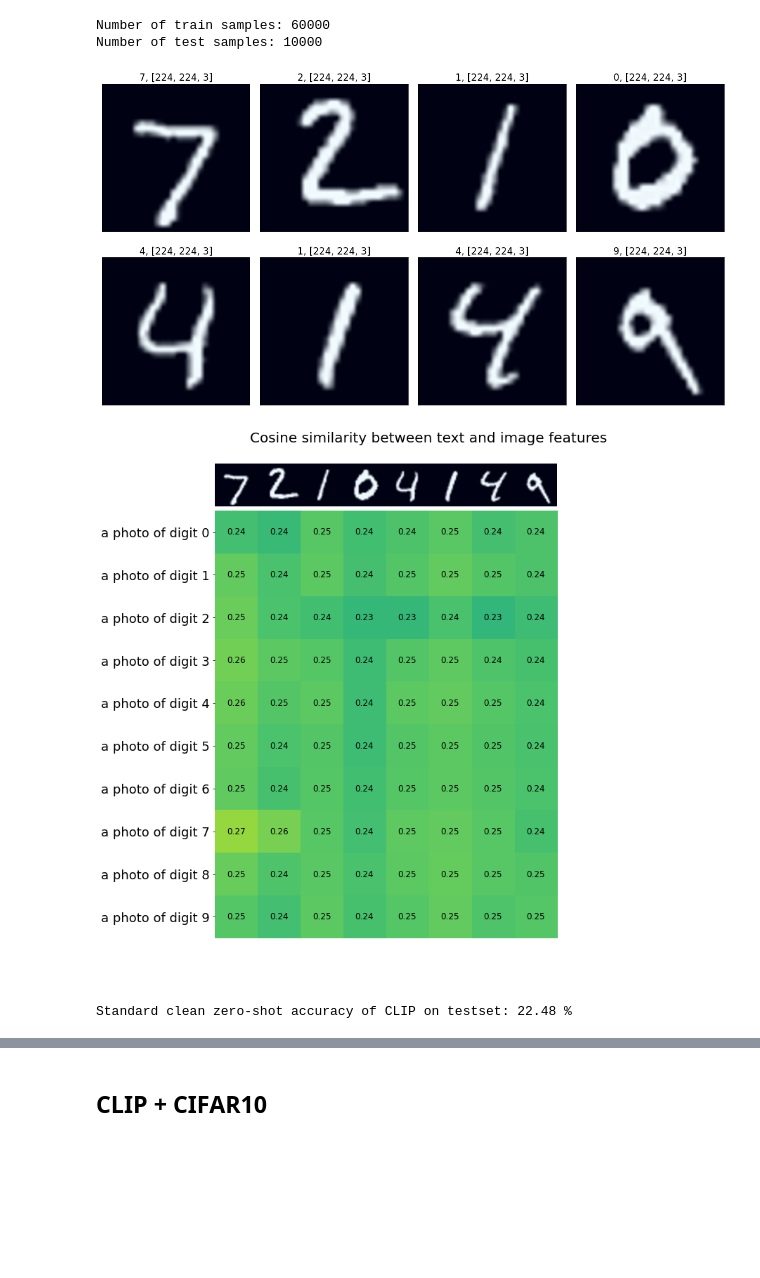
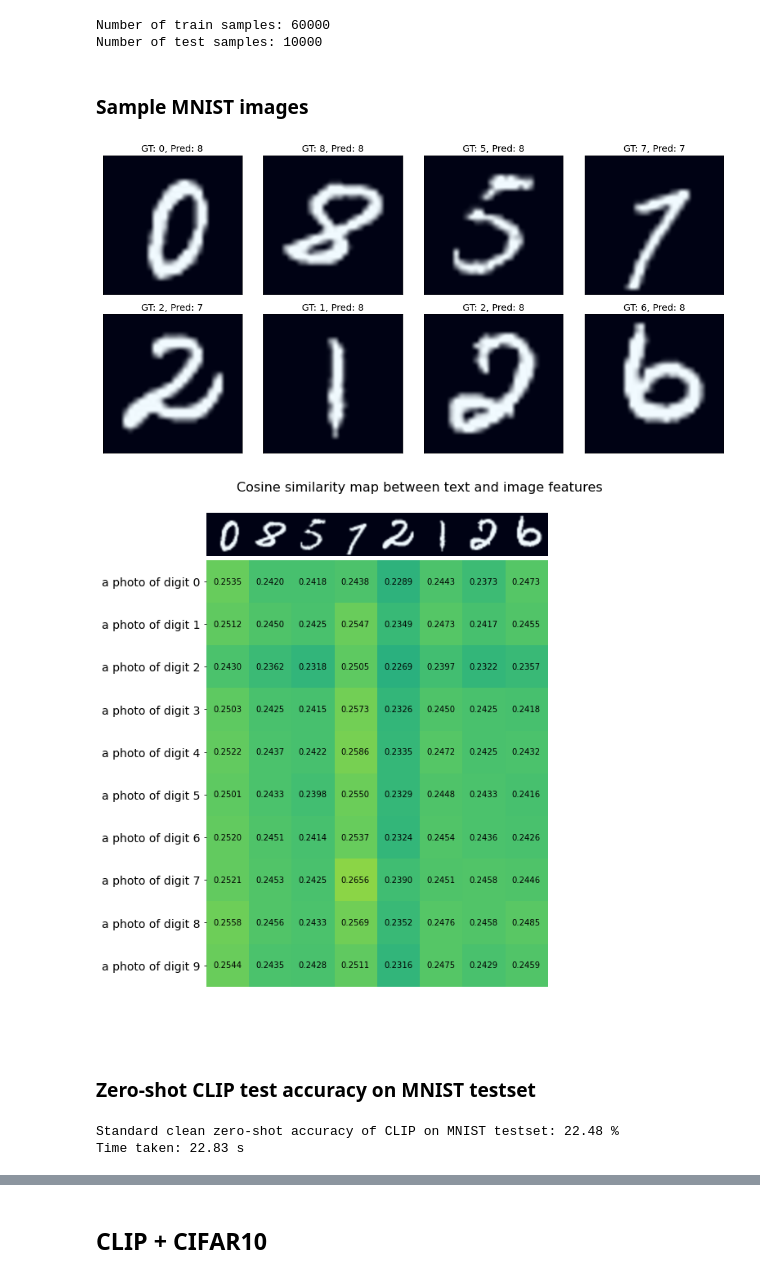
Before and after one commit to saqib1707/Adversarial-Robustness-Analysis, a Jupyter notebook: adv_attacks/code/attack_CLIP.ipynb, the cells around one changed output, grey strips where cells are left out. Saved outputs shown, nothing was run; the diff lists cells and outputs as text; code cells hidden in the pictures; blank space fills up the shorter version.

```diff
--- a/adv_attacks/code/attack_CLIP.ipynb
+++ b/adv_attacks/code/attack_CLIP.ipynb
@@ -1,8 +1,9 @@
 # %%
 import os
+import time
 import numpy as np
 import matplotlib.pyplot as plt
-plt.rcParams.update({'font.size': 14})
+plt.rcParams.update({'font.size': 12})
 
 import torch
 import torch.nn as nn
@@ -11,6 +12,7 @@ import torchvision.transforms as transforms
 import torchvision.datasets as TVdatasets
 
 import torchattacks
+from torchattacks.attack import Attack
 
 from tqdm.notebook import tqdm
 
@@ -55,7 +60,7 @@ def load_MNIST_data(train_batch_size, test_batch_size, preprocess, kwargs):
 
     testloader = torch.utils.data.DataLoader(dataset=mnist_test_data,
                                             batch_size=test_batch_size,
-                                            shuffle=False,
+                                            shuffle=True,
                                             **kwargs)
 
     return trainloader, testloader
@@ -109,3 +104,20 @@ def show_sample_imgs(testloader, classnames):
+# %%
+def show_sample_imgs(imgs, classnames, gt_labels, model_pred):
+    plt.figure(figsize=(14, 7))
+    num_imgs = imgs.shape[0]
+
+    if imgs.shape[1] == 3:
+        imgs = np.transpose(imgs, (0,2,3,1))
+
+    for i in range(num_imgs):
+        plt.subplot(2, 4, i+1)
+        plt.imshow(imgs[i])
+        plt.title("GT: {}, Pred: {}".format(classnames[gt_labels[i]], classnames[model_pred[i]]))
+        plt.xticks([])
+        plt.yticks([])
+
+    plt.tight_layout()
+    plt.show()
 # %% [markdown]
 ### Text descriptions based on classnames (prompt engineering)
 # %%
@@ -226,24 +294,38 @@ test_batch_size = 32
 trainloader, testloader = load_MNIST_data(train_batch_size, test_batch_size, preprocess_CLIP, kwargs)
 
 # get MNIST text descriptions (classnames + text templates)
-# class_names = ["zero", "one", "two", "three", "four", "five", "six", "seven", "eight", "nine"]
-classnames = ['0', '1', '2', '3', '4', '5', '6', '7', '8', '9']
+# mnist_classes = ["zero", "one", "two", "three", "four", "five", "six", "seven", "eight", "nine"]
+mnist_classes = ['0', '1', '2', '3', '4', '5', '6', '7', '8', '9']
 text_templates = ['a photo of digit {}']
-text_descriptions = get_text_descriptions(classnames, text_templates)
+text_descriptions = get_text_descriptions(mnist_classes, text_templates)
 # %% [output]
 Number of train samples: 60000
 Number of test samples: 10000
+# %% [markdown]
+### Sample MNIST images
 # %%
 # show sample MNIST images
-test_sample_imgs = show_sample_imgs(testloader, classnames)
+sample_imgs, sample_gt_labels = get_sample_imgs(testloader, num_imgs=8)
 
-# construct similarity map for test sample images and MNIST class descriptions
-similarity_map = construct_similarity_map(model_CLIP, torch.tensor(np.stack(test_sample_imgs)), text_descriptions)
-plot_similarity_map(similarity_map.cpu().numpy().T, test_sample_imgs, text_descriptions)
+# construct similarity map for (sample images, class descriptions)
+sim_map = construct_similarity_map(model_CLIP, sample_imgs, text_descriptions)
+
+# predict CLIP model output on sample images
+sample_pred = torch.argmax(sim_map, dim=1)
+
+show_sample_imgs(sample_imgs, mnist_classes, sample_gt_labels, sample_pred)
+
+plot_similarity_map(sim_map.cpu().numpy().T, sample_imgs, text_descriptions)
 # %% [output]
-[figure, old version]
+[figure, new version]
-[figure, old version]
+[figure, new version]
+# %% [markdown]
+### Zero-shot CLIP test accuracy on MNIST testset
 # %%
-compute_test_accuracy(model_CLIP, testloader, text_descriptions)
+start_time = time.time()
+test_acc = compute_test_accuracy(model_CLIP, testloader, text_descriptions)
+print("Standard clean zero-shot accuracy of CLIP on MNIST testset: {} %".format(test_acc))
+print("Time taken: {} s".format(round(time.time() - start_time, 2)))
 # %% [output]
-Standard clean zero-shot accuracy of CLIP on testset: 22.48 %
+Standard clean zero-shot accuracy of CLIP on MNIST testset: 22.48 %
+Time taken: 22.83 s
```
Also changed, not shown: parts of 23 cells of this notebook, 1 other file.
